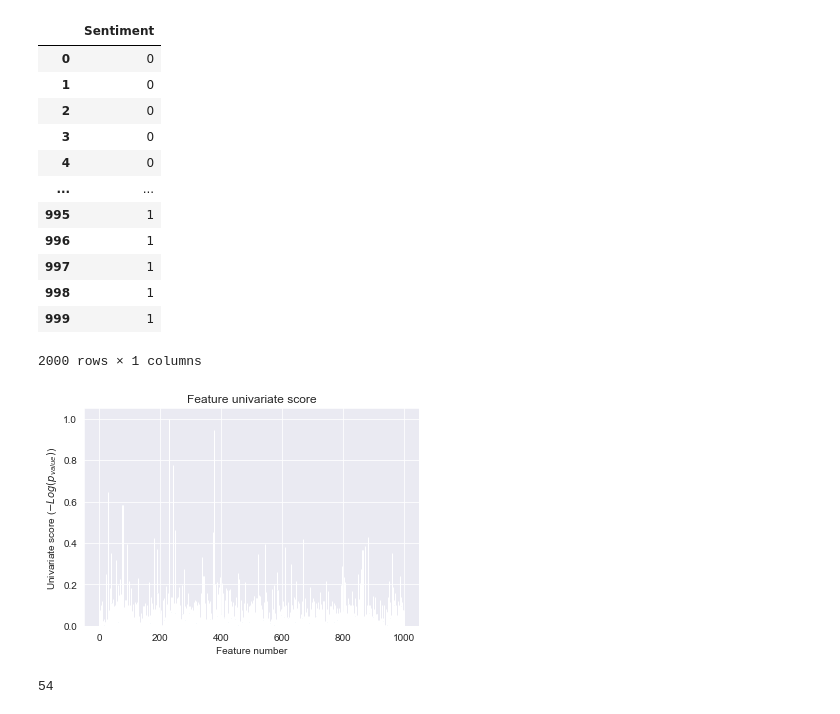
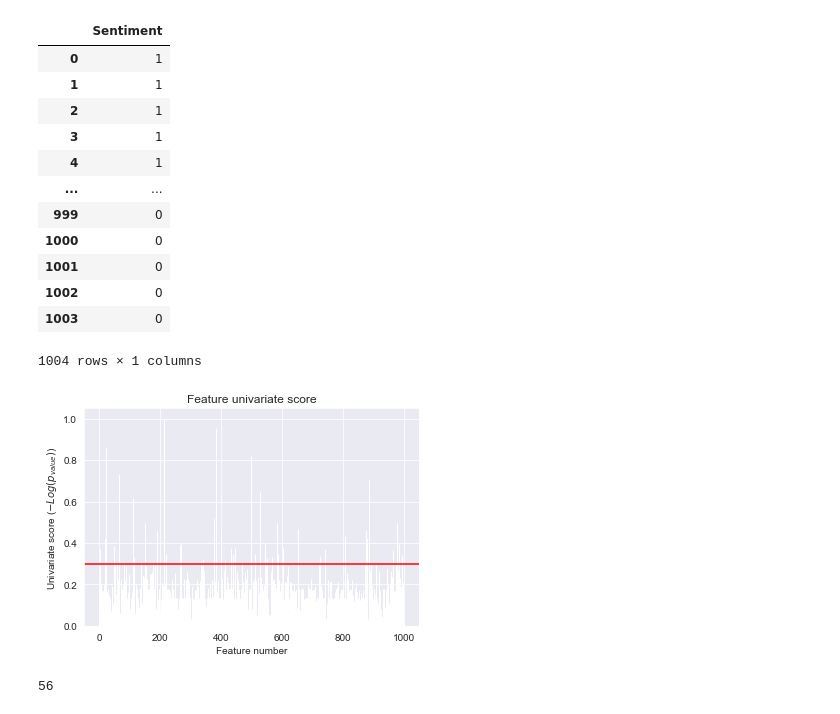
Before and after one commit to federicominniti/MetaverseBusinessConcernsNLP, a Jupyter notebook: Classification/classifiers.ipynb, the cells around one changed output. Cells and saved outputs as stored; diff of their text form; code cells hidden in the pictures.

```diff
--- a/Classification/classifiers.ipynb
+++ b/Classification/classifiers.ipynb
@@ -1,6 +1,3 @@
 # %%
 import pandas as pd
-dfp = pd.read_csv('positive.csv')
-dfn = pd.read_csv('negative.csv')
+df = pd.read_csv('../data/dataset_rebalanced.csv')
-# %%
-df = dfp.append(dfn)
@@ -37,3 +6,3 @@ df2 = pd.DataFrame(X.toarray(),columns=words)
 # %%
-X = df2
+X = df.iloc[:,:-1]
 y = pd.DataFrame(df['Sentiment'])
@@ -41,18 +26,18 @@ y = pd.DataFrame(df['Sentiment'])
 y
 # %% [output]
 |  | Sentiment |
-| 0 | 0 |
-| 1 | 0 |
-| 2 | 0 |
-| 3 | 0 |
-| 4 | 0 |
+| 0 | 1 |
+| 1 | 1 |
+| 2 | 1 |
+| 3 | 1 |
+| 4 | 1 |
 | ... | ... |
-| 995 | 1 |
-| 996 | 1 |
-| 997 | 1 |
-| 998 | 1 |
-| 999 | 1 |
+| 999 | 0 |
+| 1000 | 0 |
+| 1001 | 0 |
+| 1002 | 0 |
+| 1003 | 0 |
-2000 rows × 1 columns
+1004 rows × 1 columns
 # %%
 from sklearn.feature_selection import SelectKBest, f_classif
 import numpy as np
@@ -64,18 +49,19 @@ scores /= scores.max()
 # %%
 import matplotlib.pyplot as plt
 
 X_indices = np.arange(X.shape[-1])
 plt.figure(1)
 plt.clf()
-plt.bar(X_indices - 0.05, scores, width=0.2)
+plt.bar(X_indices - 0.05, scores,color = "", width=0.2)
 plt.title("Feature univariate score")
 plt.xlabel("Feature number")
 plt.ylabel(r"Univariate score ($-Log(p_{value})$)")
+plt.axhline(y=0.3, color='r', linestyle='-')
 plt.show()
 # %% [output]
-[figure, old version]
+[figure, new version]
 # %%
-sum(scores>0.2)
+sum(scores>0.3)
 # %% [output]
-54
+56
 # %%
```
Also changed, not shown: parts of 18 cells of this notebook, 2 other files.
